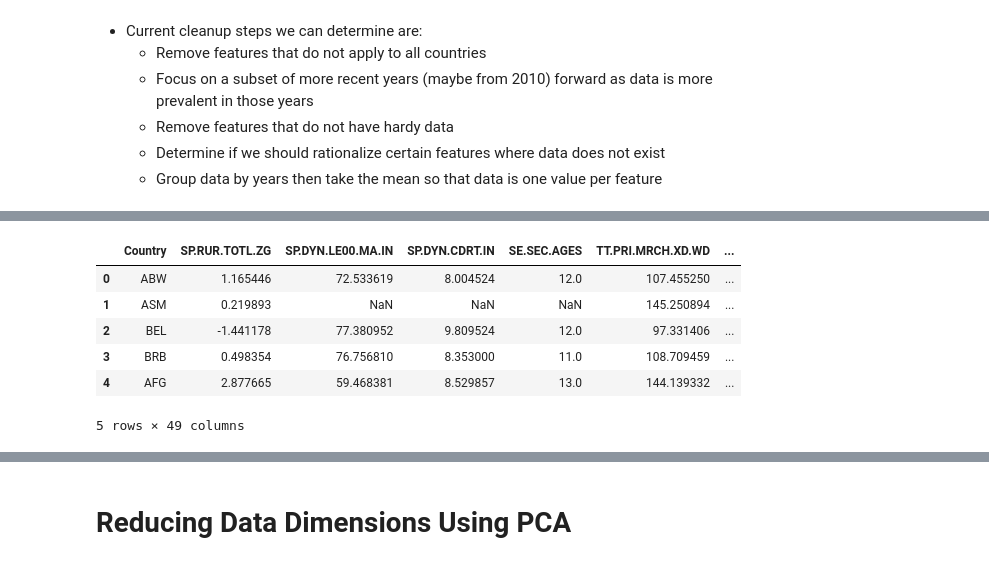
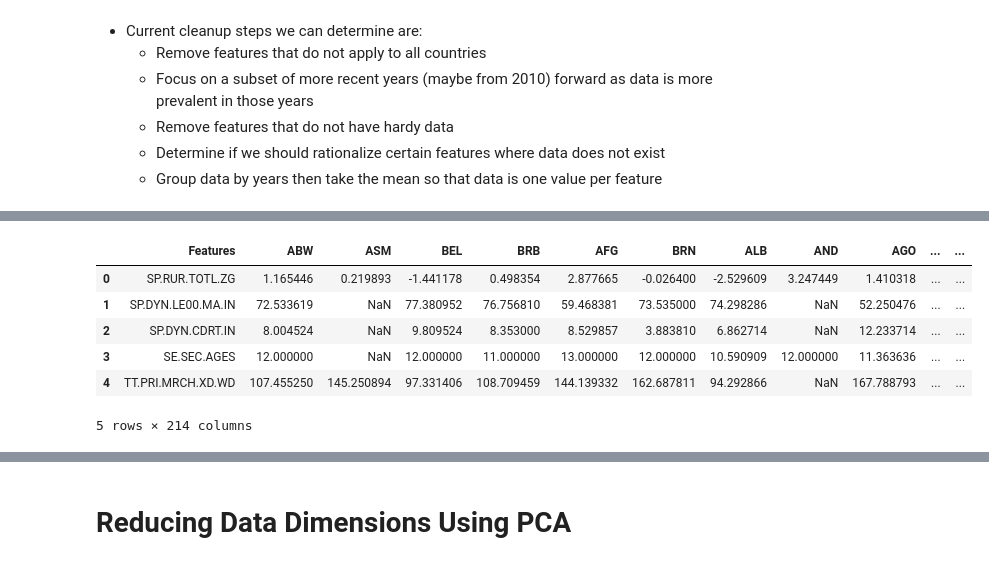
Before and after one commit to michaelmalamut/Final-Group-Project, a Jupyter notebook: PCA_Calculations.ipynb, the cells around one changed output, grey strips where cells are left out. Cells and saved outputs as stored; diff of their text form; code cells hidden in the pictures.

```diff
--- a/PCA_Calculations.ipynb
+++ b/PCA_Calculations.ipynb
@@ -124,13 +106,13 @@ dtype: int64
 # %%
-worldbank_df.rename(columns = {'Unnamed: 0':'Country'}, inplace = True)
+worldbank_df.rename(columns = {'Unnamed: 0':'Features'}, inplace = True)
 worldbank_df.head()
 # %% [output]
-|  | Country | SP.RUR.TOTL.ZG | SP.DYN.LE00.MA.IN | SP.DYN.CDRT.IN | SE.SEC.AGES | TT.PRI.MRCH.XD.WD | ... |
-| 0 | ABW | 1.165446 | 72.533619 | 8.004524 | 12.0 | 107.455250 | ... |
-| 1 | ASM | 0.219893 | NaN | NaN | NaN | 145.250894 | ... |
-| 2 | BEL | -1.441178 | 77.380952 | 9.809524 | 12.0 | 97.331406 | ... |
-| 3 | BRB | 0.498354 | 76.756810 | 8.353000 | 11.0 | 108.709459 | ... |
-| 4 | AFG | 2.877665 | 59.468381 | 8.529857 | 13.0 | 144.139332 | ... |
+|  | Features | ABW | ASM | BEL | BRB | AFG | BRN | ALB | AND | AGO | ... | ... |
+| 0 | SP.RUR.TOTL.ZG | 1.165446 | 0.219893 | -1.441178 | 0.498354 | 2.877665 | -0.026400 | -2.529609 | 3.247449 | 1.410318 | ... | ... |
+| 1 | SP.DYN.LE00.MA.IN | 72.533619 | NaN | 77.380952 | 76.756810 | 59.468381 | 73.535000 | 74.298286 | NaN | 52.250476 | ... | ... |
+| 2 | SP.DYN.CDRT.IN | 8.004524 | NaN | 9.809524 | 8.353000 | 8.529857 | 3.883810 | 6.862714 | NaN | 12.233714 | ... | ... |
+| 3 | SE.SEC.AGES | 12.000000 | NaN | 12.000000 | 11.000000 | 13.000000 | 12.000000 | 10.590909 | 12.000000 | 11.363636 | ... | ... |
+| 4 | TT.PRI.MRCH.XD.WD | 107.455250 | 145.250894 | 97.331406 | 108.709459 | 144.139332 | 162.687811 | 94.292866 | NaN | 167.788793 | ... | ... |
-5 rows × 49 columns
+5 rows × 214 columns
 # %%
 # Create a new DataFrame that holds only the countries names.
```
Also changed, not shown: parts of 25 cells of this notebook, 3 other files.
